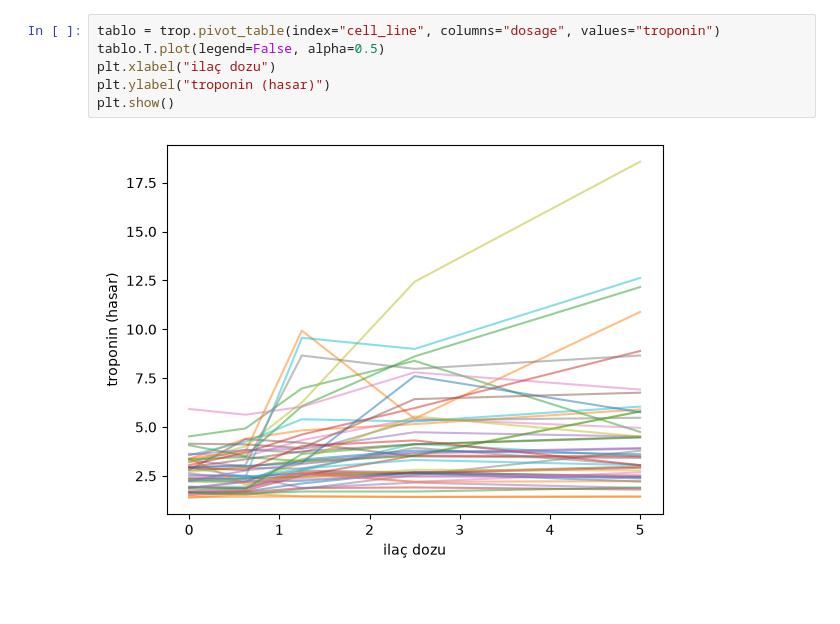
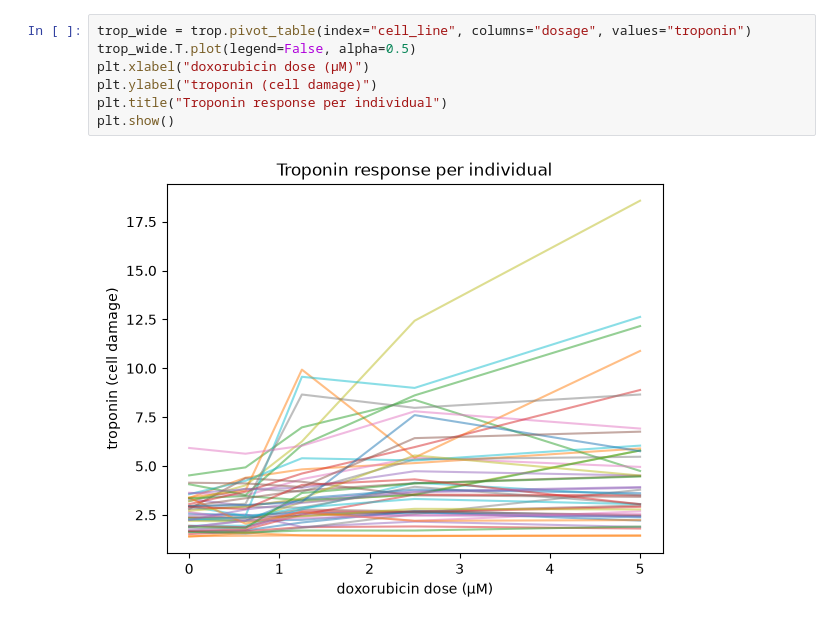
Before and after one commit to veliatees/dox-cardiotox-risk, a Jupyter notebook: explore.ipynb, the cells around one changed output. Cells and saved outputs as stored; diff of their text form; blank space fills up the shorter version.

```diff
--- a/explore.ipynb
+++ b/explore.ipynb
@@ -19,13 +19,14 @@ trop.head(10)
 | 8 | s009-c41-2.500 | s009 | c41 | c190_4968 | 2.500 | c41 | cTnI_ELISA_8-12-15.xlsx.sheet.1 | 2.476255 | False |
 | 9 | s010-c41-5.000 | s010 | c41 | c190_4968 | 5.000 | c41 | cTnI_ELISA_8-12-15.xlsx.sheet.1 | 2.438300 | False |
 # %%
-tablo = trop.pivot_table(index="cell_line", columns="dosage", values="troponin")
-tablo.T.plot(legend=False, alpha=0.5)
-plt.xlabel("ilaç dozu")
-plt.ylabel("troponin (hasar)")
+trop_wide = trop.pivot_table(index="cell_line", columns="dosage", values="troponin")
+trop_wide.T.plot(legend=False, alpha=0.5)
+plt.xlabel("doxorubicin dose (µM)")
+plt.ylabel("troponin (cell damage)")
+plt.title("Troponin response per individual")
 plt.show()
 # %% [output]
-[figure, old version]
+[figure, new version]
 # %%
 import numpy as np
 
```
Also changed, not shown: parts of 5 cells of this notebook, 1 other file.
